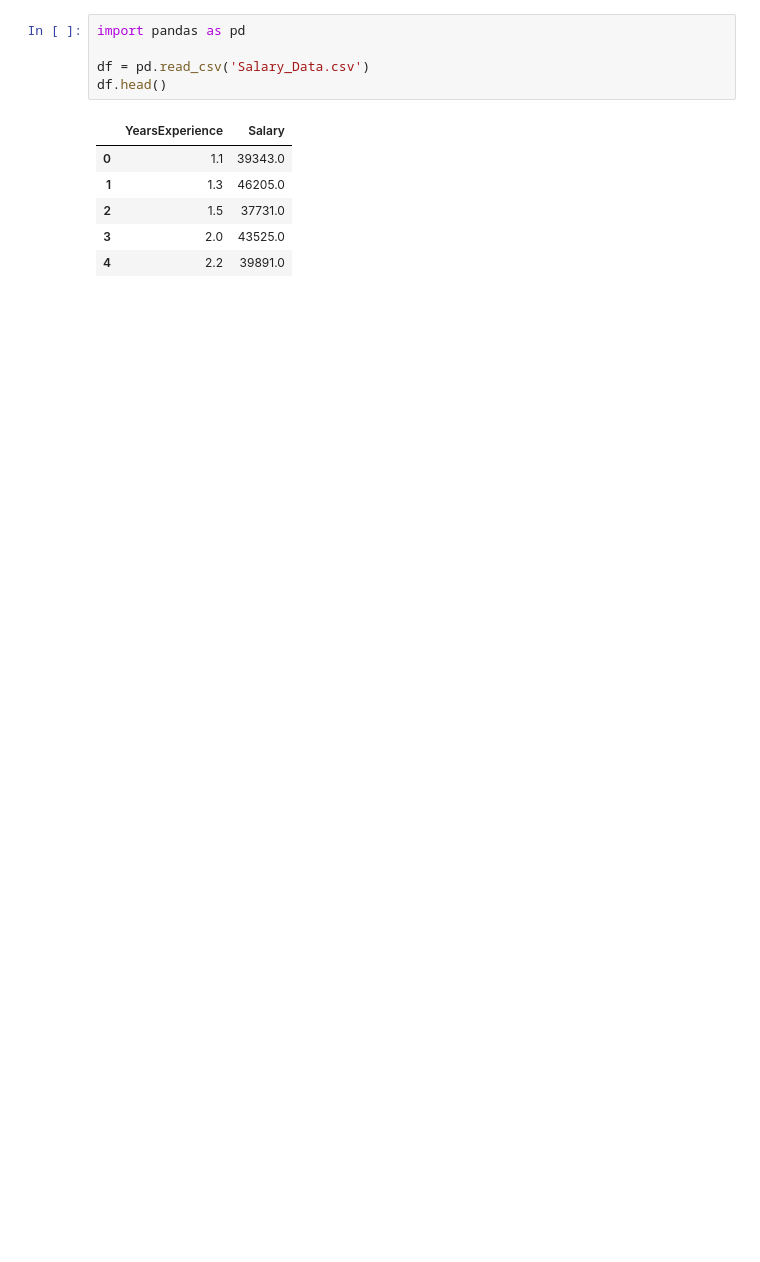
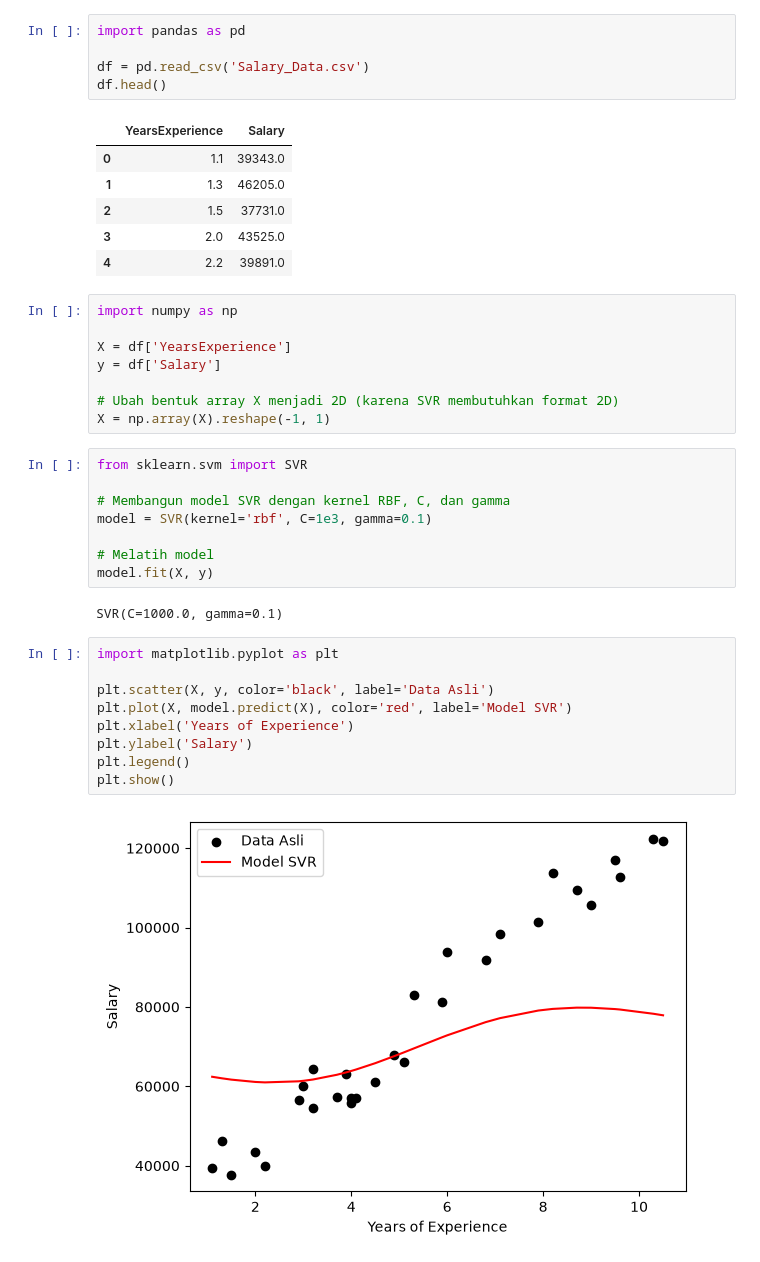
Before and after one commit to oxjun/Machine_Learning, a Jupyter notebook: TugasP16_16-November-2026/Latihan-P16_salary.ipynb, the cells around one changed output. Saved outputs shown, nothing was run; the diff lists cells and outputs as text; blank space fills up the shorter version.

Commit message:
Menyelesaikan pelatihan dan visualisasi model SVR pada dataset salary

```diff
--- a/TugasP16_16-November-2026/Latihan-P16_salary.ipynb
+++ b/TugasP16_16-November-2026/Latihan-P16_salary.ipynb
@@ -10,3 +10,32 @@ df.head()
 | 2 | 1.5 | 37731.0 |
 | 3 | 2.0 | 43525.0 |
 | 4 | 2.2 | 39891.0 |
+# %%
+import numpy as np
+
+X = df['YearsExperience']
+y = df['Salary']
+
+# Ubah bentuk array X menjadi 2D (karena SVR membutuhkan format 2D)
+X = np.array(X).reshape(-1, 1)
+# %%
+from sklearn.svm import SVR
+
+# Membangun model SVR dengan kernel RBF, C, dan gamma
+model = SVR(kernel='rbf', C=1e3, gamma=0.1)
+
+# Melatih model
+model.fit(X, y)
+# %% [output]
+SVR(C=1000.0, gamma=0.1)
+# %%
+import matplotlib.pyplot as plt
+
+plt.scatter(X, y, color='black', label='Data Asli')
+plt.plot(X, model.predict(X), color='red', label='Model SVR')
+plt.xlabel('Years of Experience')
+plt.ylabel('Salary')
+plt.legend()
+plt.show()
+# %% [output]
+[figure, added]
```
